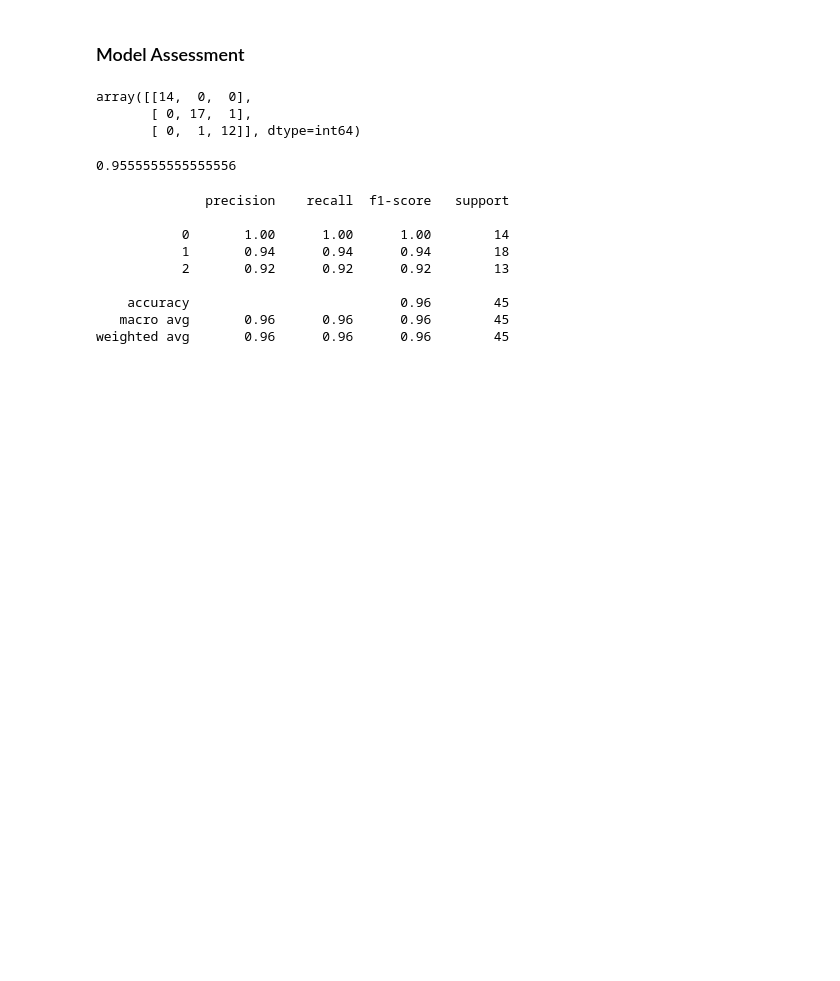
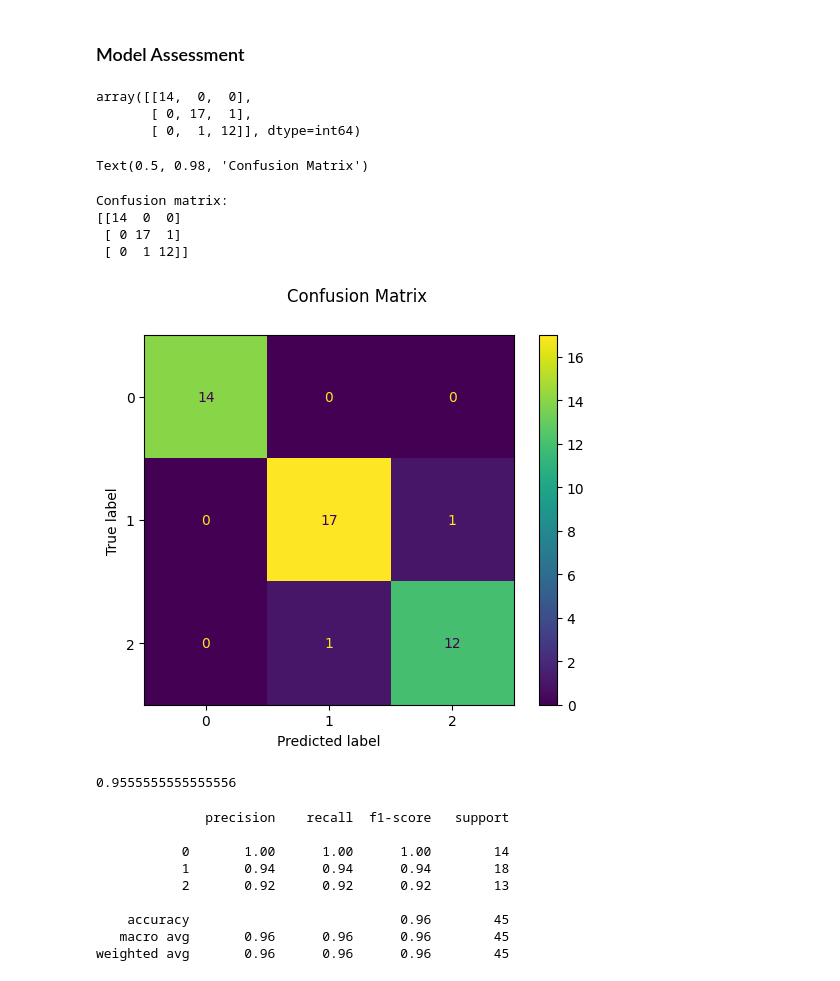
Before and after one commit to canturkemin/datamining, a Jupyter notebook: iris_decisiontree.ipynb, the cells around one changed output. Saved outputs shown, nothing was run; the diff lists cells and outputs as text; code cells hidden in the pictures; blank space fills up the shorter version.

```diff
--- a/iris_decisiontree.ipynb
+++ b/iris_decisiontree.ipynb
@@ -142,6 +142,22 @@ display(confusionMatrix)
 array([[14,  0,  0],
        [ 0, 17,  1],
        [ 0,  1, 12]], dtype=int64)
+# %%
+from sklearn import metrics
+import matplotlib.pyplot as plt
+
+disp = metrics.ConfusionMatrixDisplay.from_predictions(y_test, y_test_predicted)
+disp.figure_.suptitle("Confusion Matrix")
+print(f"Confusion matrix:\n{disp.confusion_matrix}")
+
+plt.show()
+# %% [output]
+Text(0.5, 0.98, 'Confusion Matrix')
+Confusion matrix:
+[[14  0  0]
+ [ 0 17  1]
+ [ 0  1 12]]
+[figure, added]
 # %%
 accuracy_score(y_test, y_test_predicted)
 # %% [output]
```
Also changed, not shown: parts of 1 cell of this notebook.
